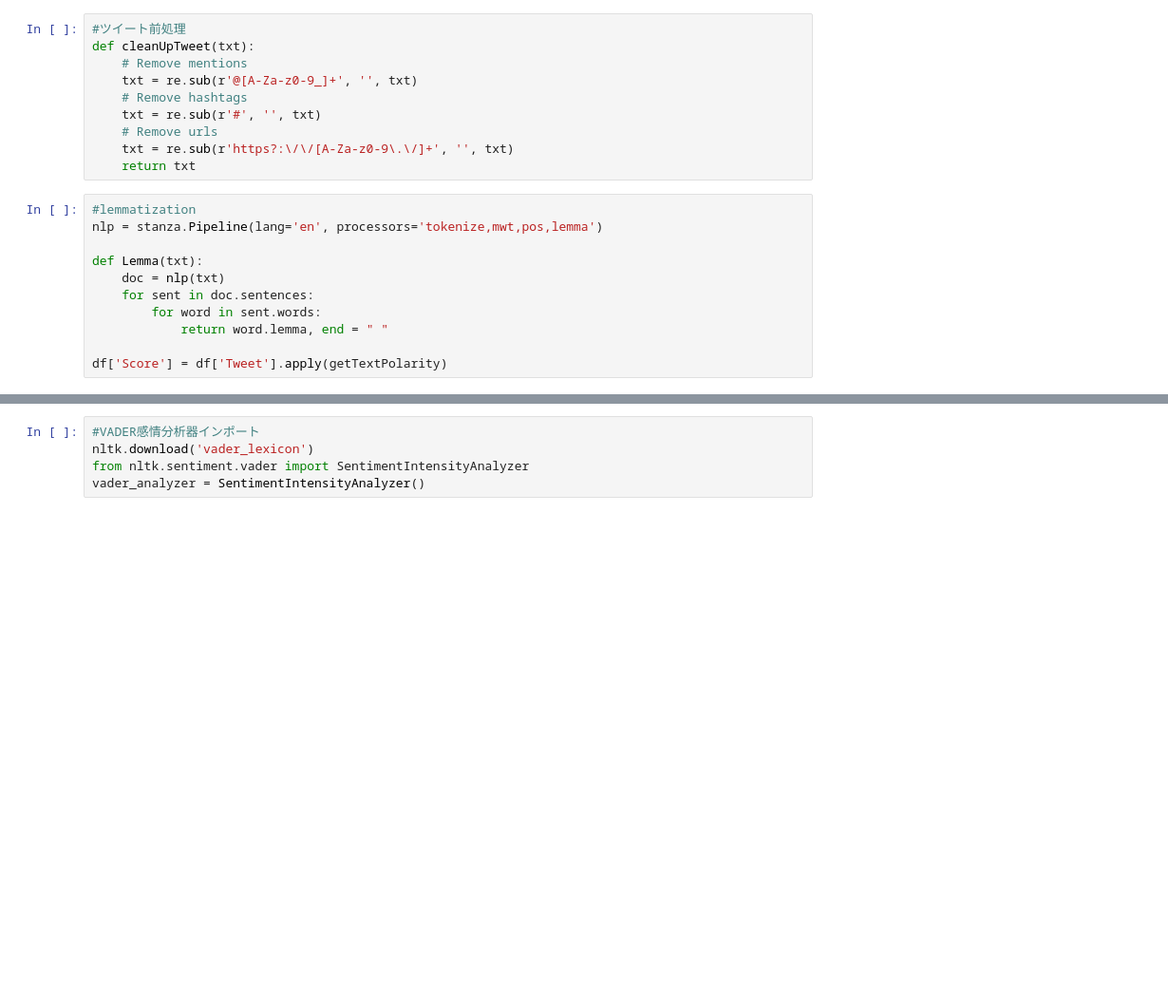
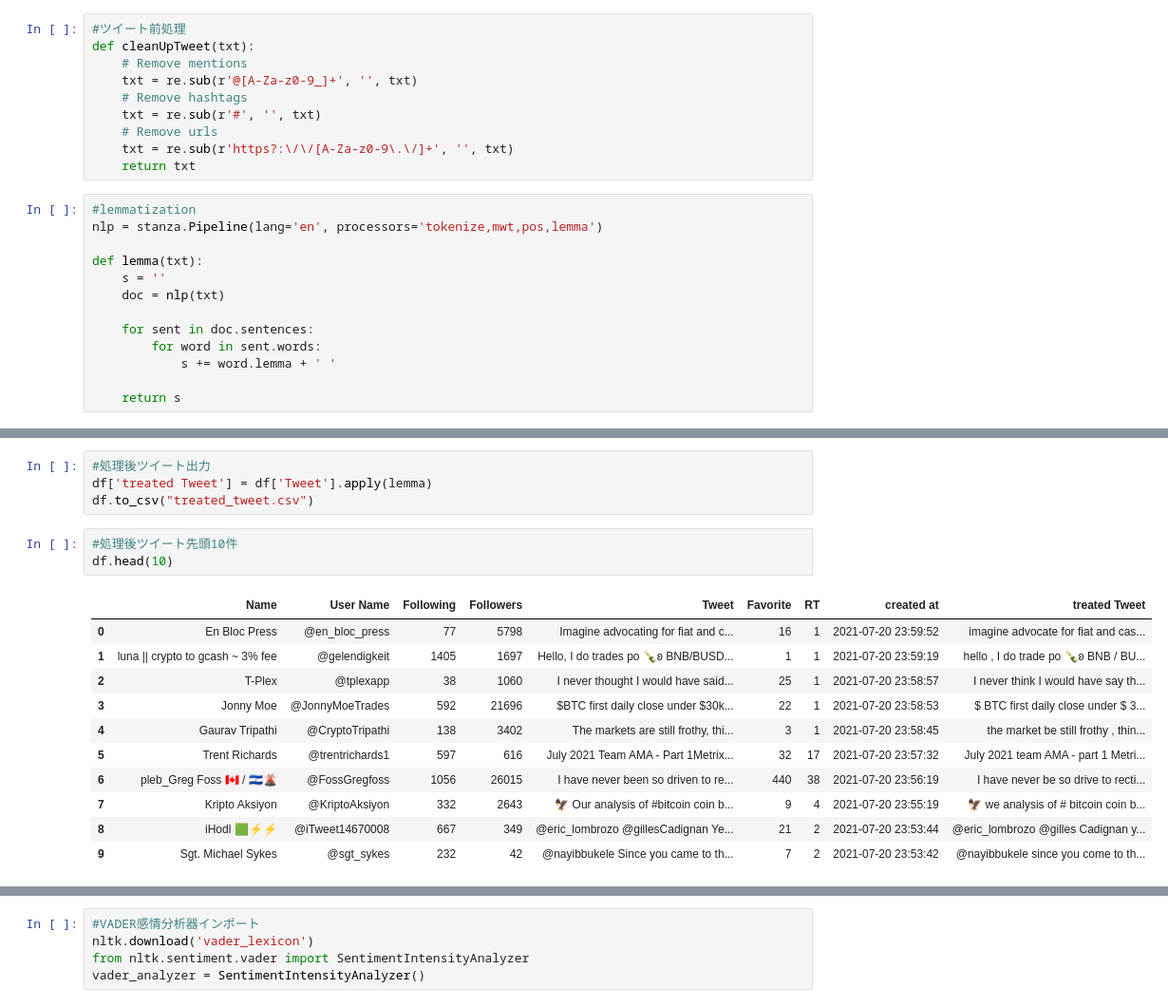
Before and after one commit to xxsolitto/t_s_c, a Jupyter notebook: main.ipynb, the cells around one changed output, grey strips where cells are left out. Shown: that part at 95% size. Drawn from its saved outputs; the diff is of its cells as text; blank space fills up the shorter version.

```diff
--- a/main.ipynb
+++ b/main.ipynb
@@ -89,10 +87,12 @@ def cleanUpTweet(txt):
 #lemmatization
 nlp = stanza.Pipeline(lang='en', processors='tokenize,mwt,pos,lemma')
 
-def Lemma(txt):
+def lemma(txt):
+    s = ''
     doc = nlp(txt)
+
     for sent in doc.sentences:
         for word in sent.words:
-            return word.lemma, end = " "
+            s += word.lemma + ' '
 
-df['Score'] = df['Tweet'].apply(getTextPolarity)
+    return s
@@ -98,0 +115,19 @@ df['Score'] = df['Tweet'].apply(getTextPolarity)
+# %%
+#処理後ツイート出力
+df['treated Tweet'] = df['Tweet'].apply(lemma)
+df.to_csv("treated_tweet.csv")
+# %%
+#処理後ツイート先頭10件
+df.head(10)
+# %% [output]
+|  | Name | User Name | Following | Followers | Tweet | Favorite | RT | created at | treated Tweet |
+| 0 | En Bloc Press | @en_bloc_press | 77 | 5798 | Imagine advocating for fiat and c... | 16 | 1 | 2021-07-20 23:59:52 | imagine advocate for fiat and cas... |
+| 1 | luna || crypto to gcash ~ 3% fee | @gelendigkeit | 1405 | 1697 | Hello, I do trades po 🍾ʚ BNB/BUSD... | 1 | 1 | 2021-07-20 23:59:19 | hello , I do trade po 🍾ʚ BNB / BU... |
+| 2 | T-Plex | @tplexapp | 38 | 1060 | I never thought I would have said... | 25 | 1 | 2021-07-20 23:58:57 | I never think I would have say th... |
+| 3 | Jonny Moe | @JonnyMoeTrades | 592 | 21696 | $BTC first daily close under $30k... | 22 | 1 | 2021-07-20 23:58:53 | $ BTC first daily close under $ 3... |
+| 4 | Gaurav Tripathi | @CryptoTripathi | 138 | 3402 | The markets are still frothy, thi... | 3 | 1 | 2021-07-20 23:58:45 | the market be still frothy , thin... |
+| 5 | Trent Richards | @trentrichards1 | 597 | 616 | July 2021 Team AMA - Part 1Metrix... | 32 | 17 | 2021-07-20 23:57:32 | July 2021 team AMA - part 1 Metri... |
+| 6 | pleb_Greg Foss 🇨🇦 / 🇸🇻🌋 | @FossGregfoss | 1056 | 26015 | I have never been so driven to re... | 440 | 38 | 2021-07-20 23:56:19 | I have never be so drive to recti... |
+| 7 | Kripto Aksiyon | @KriptoAksiyon | 332 | 2643 | 🦅 Our analysis of #bitcoin coin b... | 9 | 4 | 2021-07-20 23:55:19 | 🦅 we analysis of # bitcoin coin b... |
+| 8 | iHodl 🟩⚡️⚡️ | @iTweet14670008 | 667 | 349 | @eric_lombrozo @gillesCadignan Ye... | 21 | 2 | 2021-07-20 23:53:44 | @eric_lombrozo @gilles Cadignan y... |
+| 9 | Sgt. Michael Sykes | @sgt_sykes | 232 | 42 | @nayibbukele Since you came to th... | 7 | 2 | 2021-07-20 23:53:42 | @nayibbukele since you come to th... |
```
Also changed, not shown: parts of 8 cells of this notebook, 5 other files.
